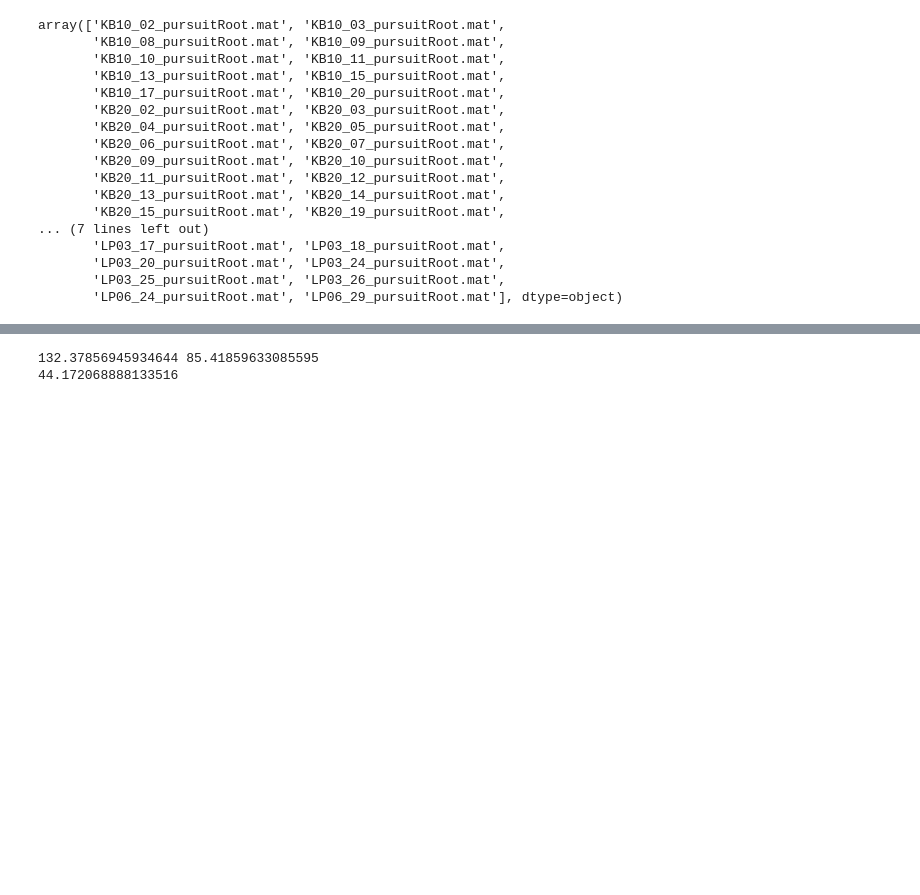
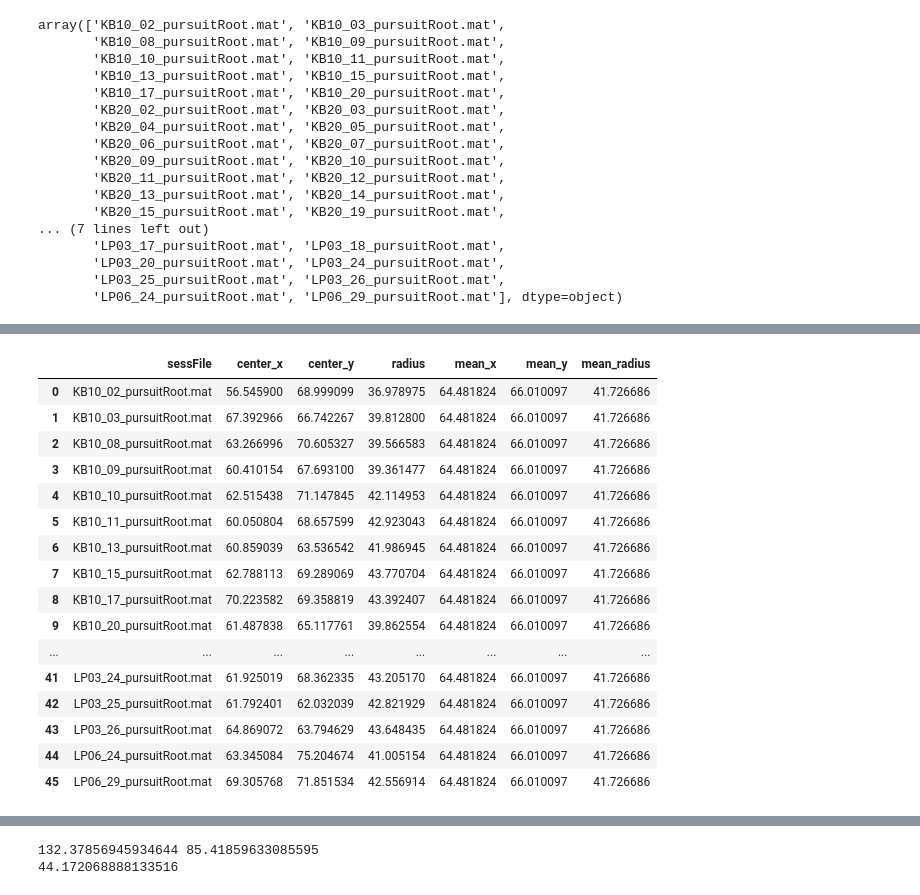
Before and after one commit to bigbrainmay/pursuit, a Jupyter notebook: Target Distance Coding.ipynb, the cells around one changed output, grey strips where cells are left out. Cells and saved outputs as stored; diff of their text form; code cells hidden in the pictures; blank space fills up the shorter version.

```diff
--- a/Target Distance Coding.ipynb
+++ b/Target Distance Coding.ipynb
@@ -70,0 +286,20 @@ array(['KB10_02_pursuitRoot.mat', 'KB10_03_pursuitRoot.mat',
+# %%
+RSC_center_radius_vals
+# %% [output]
+|  | sessFile | center_x | center_y | radius | mean_x | mean_y | mean_radius |
+| 0 | KB10_02_pursuitRoot.mat | 56.545900 | 68.999099 | 36.978975 | 64.481824 | 66.010097 | 41.726686 |
+| 1 | KB10_03_pursuitRoot.mat | 67.392966 | 66.742267 | 39.812800 | 64.481824 | 66.010097 | 41.726686 |
+| 2 | KB10_08_pursuitRoot.mat | 63.266996 | 70.605327 | 39.566583 | 64.481824 | 66.010097 | 41.726686 |
+| 3 | KB10_09_pursuitRoot.mat | 60.410154 | 67.693100 | 39.361477 | 64.481824 | 66.010097 | 41.726686 |
+| 4 | KB10_10_pursuitRoot.mat | 62.515438 | 71.147845 | 42.114953 | 64.481824 | 66.010097 | 41.726686 |
+| 5 | KB10_11_pursuitRoot.mat | 60.050804 | 68.657599 | 42.923043 | 64.481824 | 66.010097 | 41.726686 |
+| 6 | KB10_13_pursuitRoot.mat | 60.859039 | 63.536542 | 41.986945 | 64.481824 | 66.010097 | 41.726686 |
+| 7 | KB10_15_pursuitRoot.mat | 62.788113 | 69.289069 | 43.770704 | 64.481824 | 66.010097 | 41.726686 |
+| 8 | KB10_17_pursuitRoot.mat | 70.223582 | 69.358819 | 43.392407 | 64.481824 | 66.010097 | 41.726686 |
+| 9 | KB10_20_pursuitRoot.mat | 61.487838 | 65.117761 | 39.862554 | 64.481824 | 66.010097 | 41.726686 |
+| ... | ... | ... | ... | ... | ... | ... | ... |
+| 41 | LP03_24_pursuitRoot.mat | 61.925019 | 68.362335 | 43.205170 | 64.481824 | 66.010097 | 41.726686 |
+| 42 | LP03_25_pursuitRoot.mat | 61.792401 | 62.032039 | 42.821929 | 64.481824 | 66.010097 | 41.726686 |
+| 43 | LP03_26_pursuitRoot.mat | 64.869072 | 63.794629 | 43.648435 | 64.481824 | 66.010097 | 41.726686 |
+| 44 | LP06_24_pursuitRoot.mat | 63.345084 | 75.204674 | 41.005154 | 64.481824 | 66.010097 | 41.726686 |
+| 45 | LP06_29_pursuitRoot.mat | 69.305768 | 71.851534 | 42.556914 | 64.481824 | 66.010097 | 41.726686 |
```
Also changed, not shown: parts of 8 cells of this notebook.
